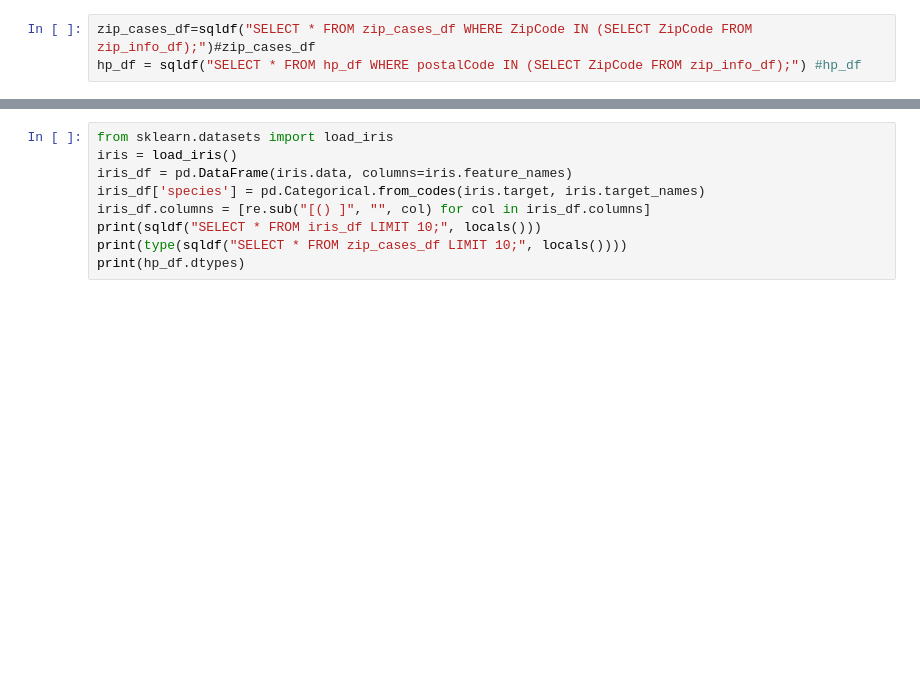
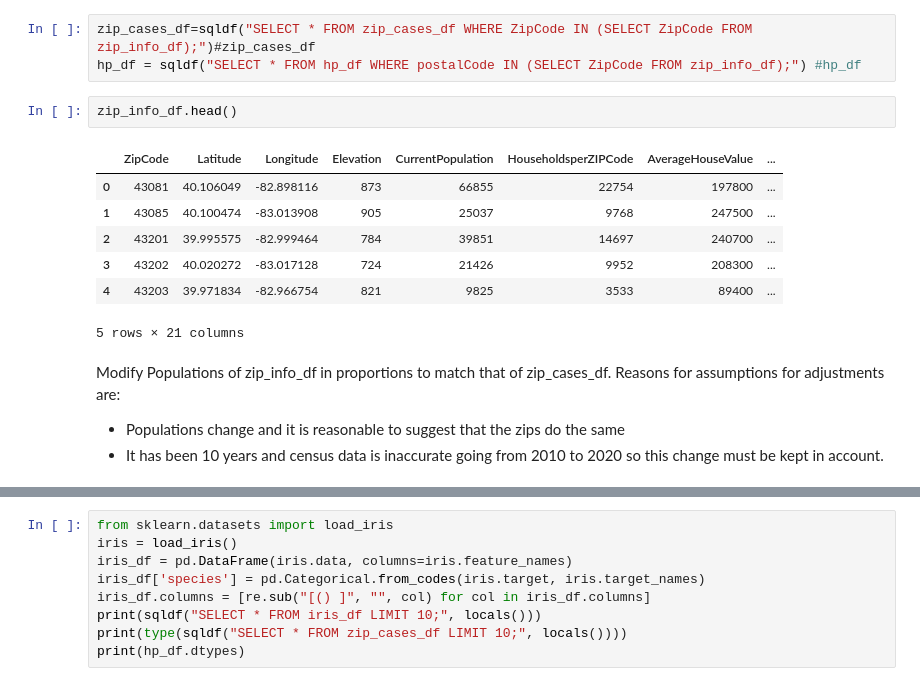
Before and after one commit to stein463/AppliedDataScienceCapstoneIBM, a Jupyter notebook: FinalProjectForIBMDataScienceCertification.ipynb, the cells around one changed output, grey strips where cells are left out. Saved outputs shown, nothing was run; the diff lists cells and outputs as text; blank space fills up the shorter version.

```diff
--- a/FinalProjectForIBMDataScienceCertification.ipynb
+++ b/FinalProjectForIBMDataScienceCertification.ipynb
@@ -619,3 +611,18 @@ Filter the zip codes.
 # %%
 zip_cases_df=sqldf("SELECT * FROM zip_cases_df WHERE ZipCode IN (SELECT ZipCode FROM zip_info_df);")#zip_cases_df
 hp_df = sqldf("SELECT * FROM hp_df WHERE postalCode IN (SELECT ZipCode FROM zip_info_df);") #hp_df
+# %%
+zip_info_df.head()
+# %% [output]
+|  | ZipCode | Latitude | Longitude | Elevation | CurrentPopulation | HouseholdsperZIPCode | AverageHouseValue | ... |
+| 0 | 43081 | 40.106049 | -82.898116 | 873 | 66855 | 22754 | 197800 | ... |
+| 1 | 43085 | 40.100474 | -83.013908 | 905 | 25037 | 9768 | 247500 | ... |
+| 2 | 43201 | 39.995575 | -82.999464 | 784 | 39851 | 14697 | 240700 | ... |
+| 3 | 43202 | 40.020272 | -83.017128 | 724 | 21426 | 9952 | 208300 | ... |
+| 4 | 43203 | 39.971834 | -82.966754 | 821 | 9825 | 3533 | 89400 | ... |
+5 rows × 21 columns
+# %% [markdown]
+Modify Populations of zip_info_df in proportions to match that of zip_cases_df. Reasons for assumptions for adjustments are:
+
+- Populations change and it is reasonable to suggest that the zips do the same
+- It has been 10 years and census data is inaccurate going from 2010 to 2020 so this change must be kept in account.
```
Also changed, not shown: parts of 19 cells of this notebook.
